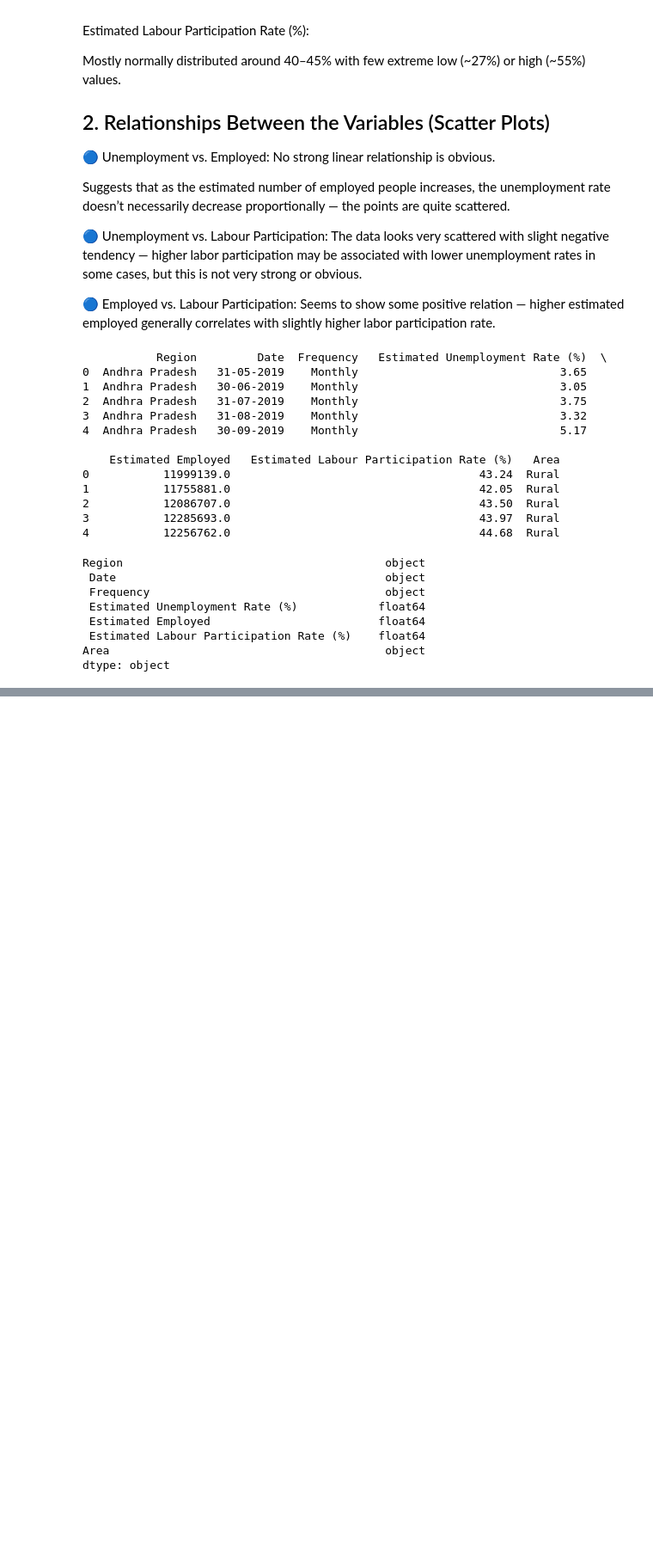
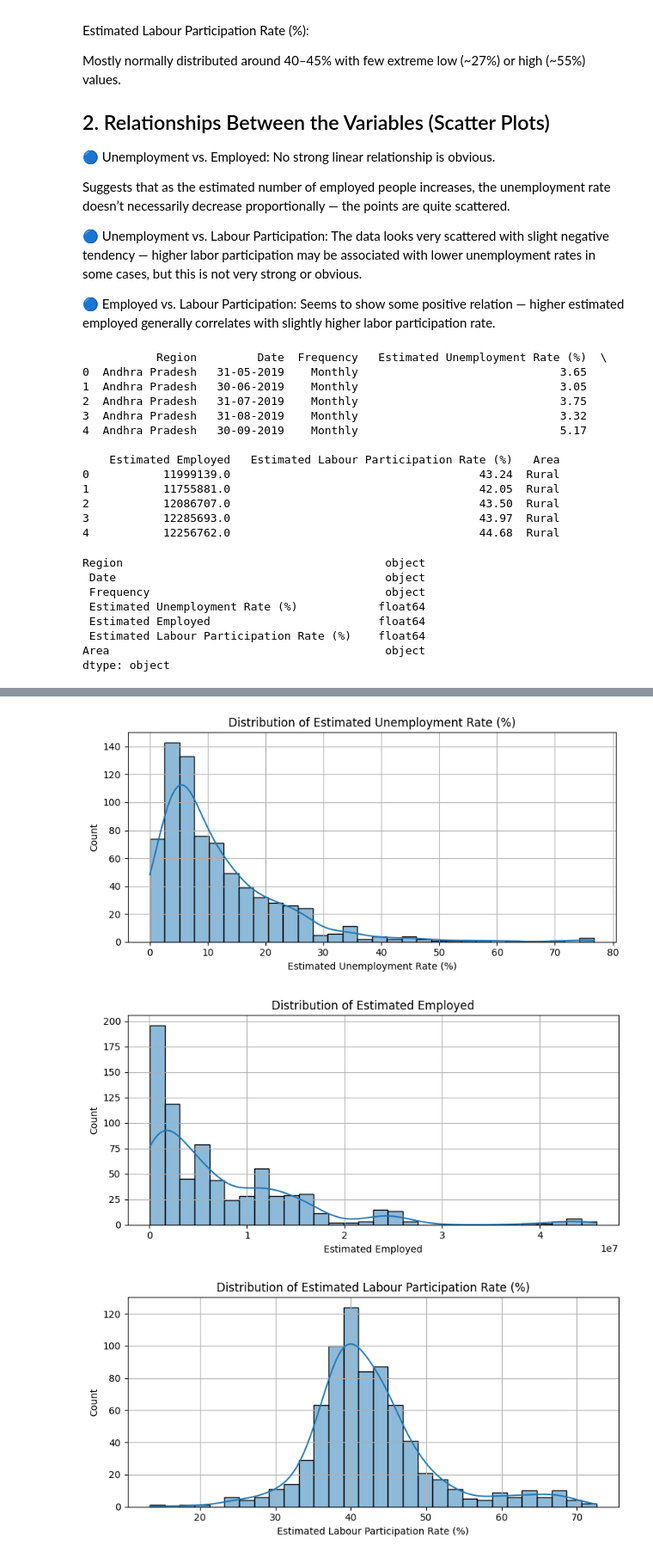
Before and after one commit to vinayp1120/OIBSIP, a Jupyter notebook: Analysis_of_data.ipynb, the cells around one changed output, grey strips where cells are left out. Shown at 86% size. Saved outputs shown, nothing was run; the diff lists cells and outputs as text; code cells hidden in the pictures; blank space fills up the shorter version.

```diff
--- a/Analysis_of_data.ipynb
+++ b/Analysis_of_data.ipynb
@@ -416,0 +467,15 @@ result.plot()
+# %%
+
+features = ['Estimated Unemployment Rate (%)', 'Estimated Employed', 'Estimated Labour Participation Rate (%)']
+for feature in features:
+    plt.figure(figsize=(8,4))
+    sns.histplot(data[feature], kde=True, bins=30)
+    plt.title(f'Distribution of {feature}')
+    plt.xlabel(feature)
+    plt.grid(True)
+    plt.tight_layout()
+    plt.show()
+# %% [output]
+[figure, added]
+[figure, added]
+[figure, added]
```
Also changed, not shown: parts of 20 cells of this notebook.
